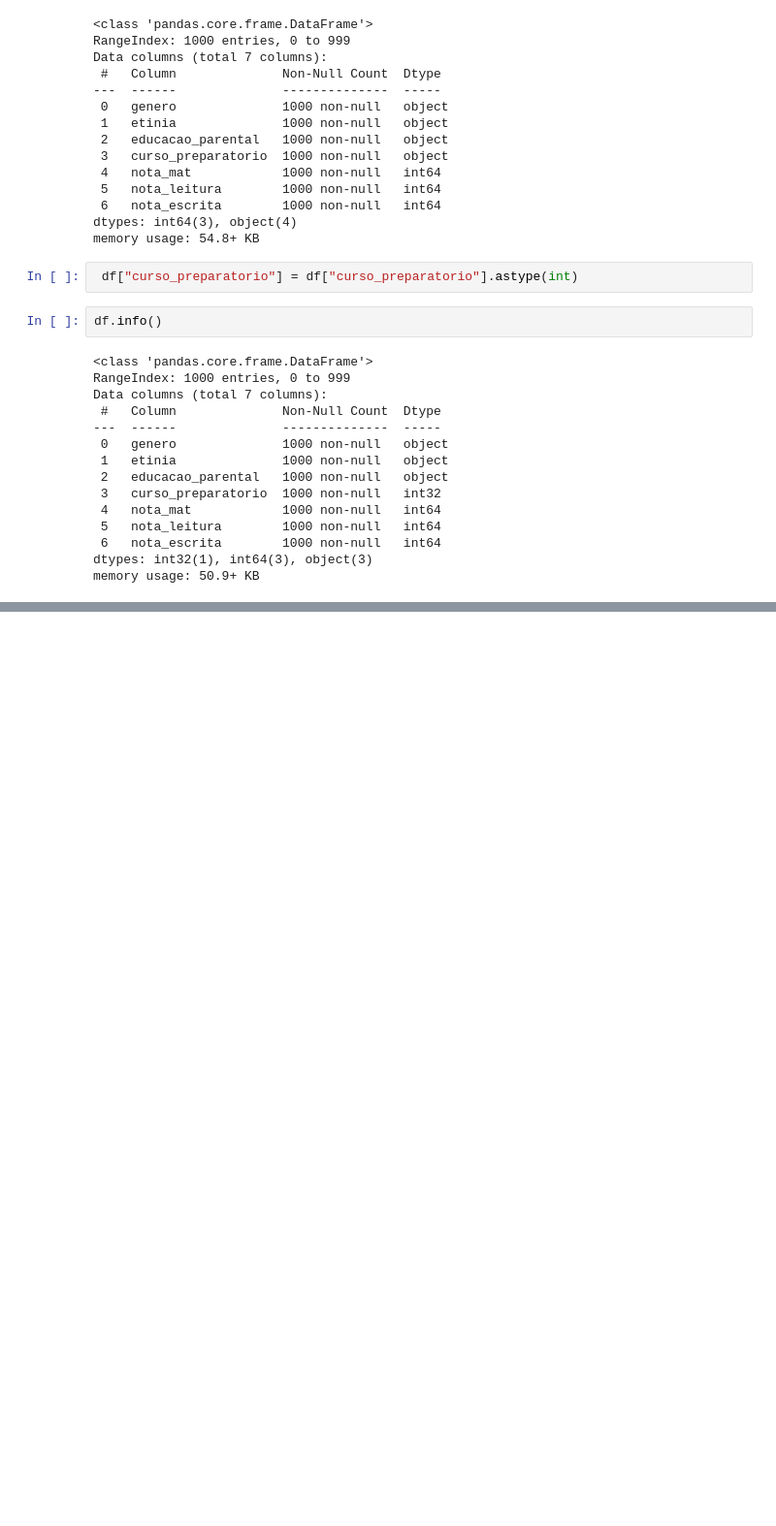
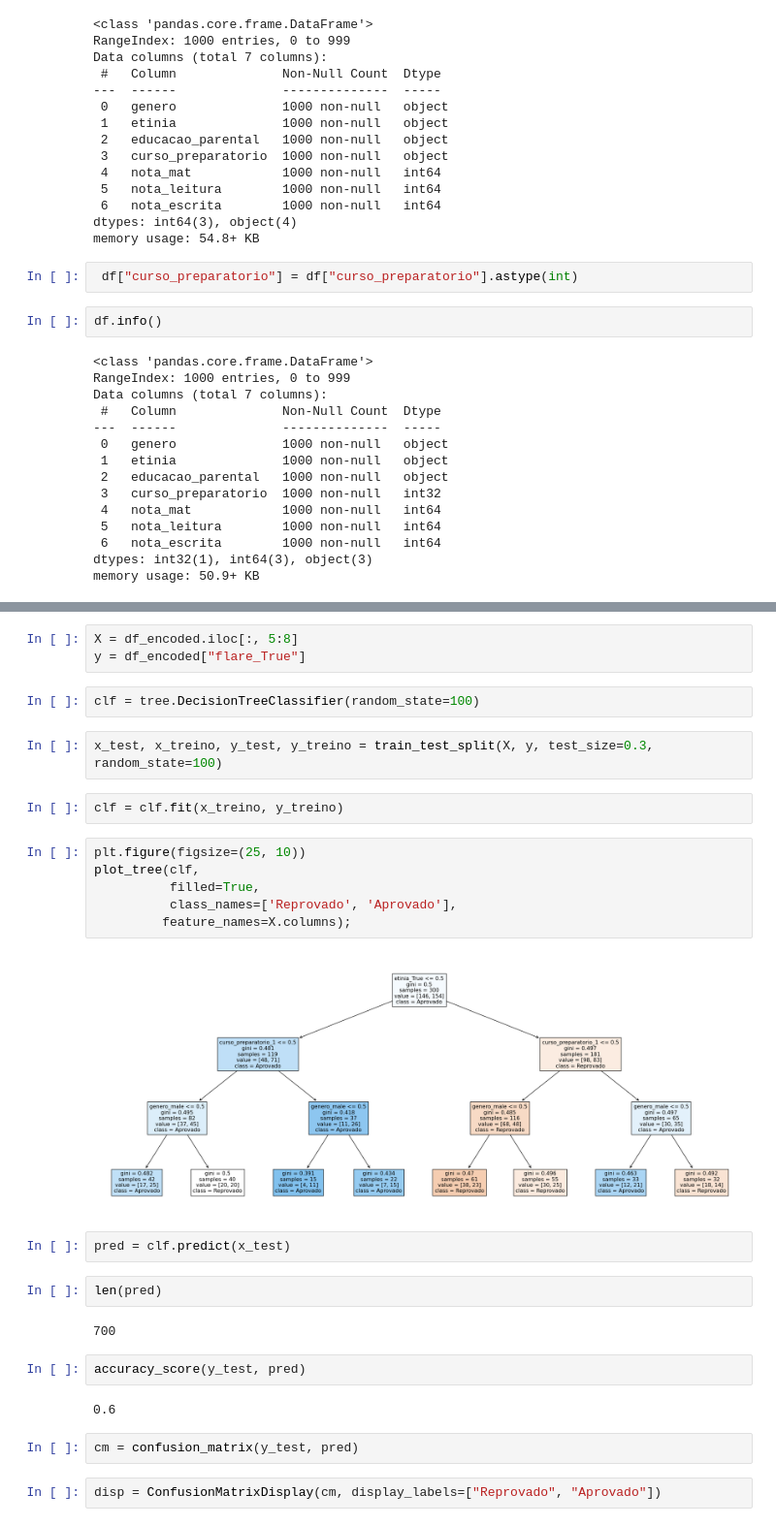
Before and after one commit to CarlosDouradoPGR/Portifolio, a Jupyter notebook: Student_performance/std_perf.ipynb, the cells around one changed output, grey strips where cells are left out. Shown: that part at 97% size. Drawn from its saved outputs; the diff is of its cells as text; blank space fills up the shorter version.

```diff
--- a/Student_performance/std_perf.ipynb
+++ b/Student_performance/std_perf.ipynb
@@ -125,0 +224,31 @@ df[df["educacao_parental"] == "bachelor's degree"][["nota_mat", "nota_leitura",
+# %%
+X = df_encoded.iloc[:, 5:8]
+y = df_encoded["flare_True"]
+# %%
+clf = tree.DecisionTreeClassifier(random_state=100)
+# %%
+x_test, x_treino, y_test, y_treino = train_test_split(X, y, test_size=0.3, random_state=100)
+# %%
+clf = clf.fit(x_treino, y_treino)
+# %%
+plt.figure(figsize=(25, 10))
+plot_tree(clf,
+          filled=True,
+          class_names=['Reprovado', 'Aprovado'],
+         feature_names=X.columns);
+# %% [output]
+[figure, added]
+# %%
+pred = clf.predict(x_test)
+# %%
+len(pred)
+# %% [output]
+700
+# %%
+accuracy_score(y_test, pred)
+# %% [output]
+0.6
+# %%
+cm = confusion_matrix(y_test, pred)
+# %%
+disp = ConfusionMatrixDisplay(cm, display_labels=["Reprovado", "Aprovado"])
```
Also changed, not shown: parts of 25 cells of this notebook, 4 other files.
